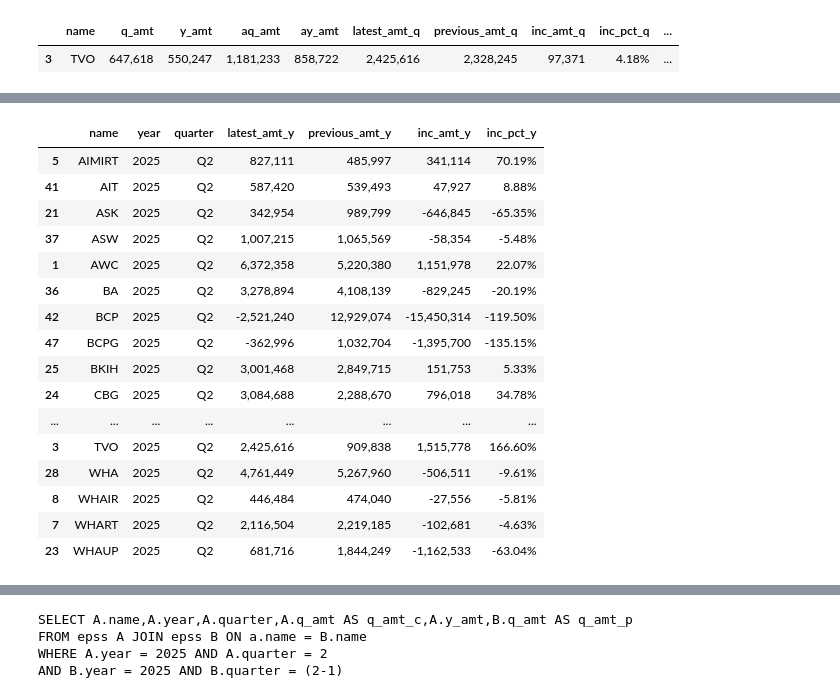
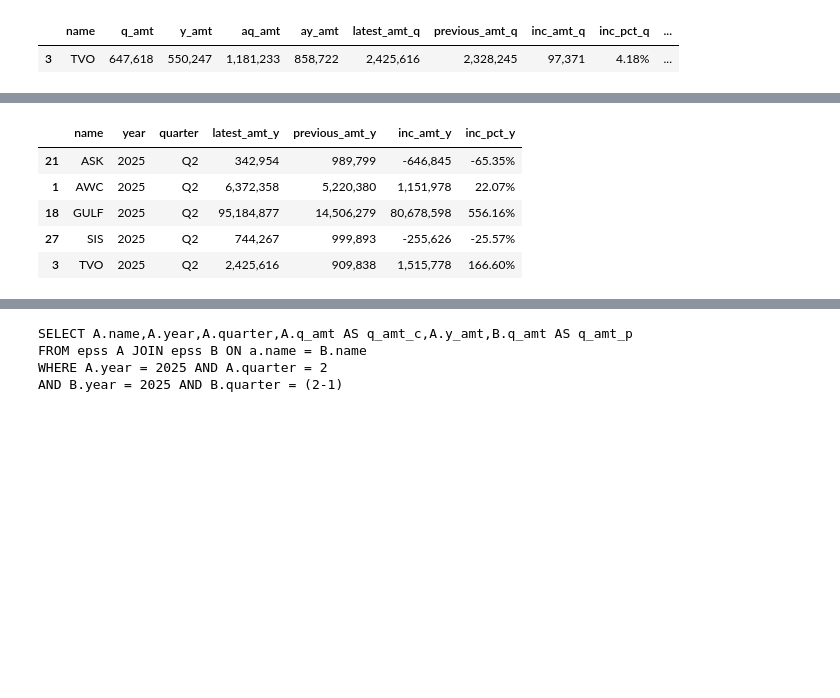
Before and after one commit to santimcs/A5, a Jupyter notebook: Quarterly/240-Create Profits Q2.ipynb, the cells around one changed output, grey strips where cells are left out. Cells and saved outputs as stored; diff of their text form; code cells hidden in the pictures; blank space fills up the shorter version.

```diff
--- a/Quarterly/240-Create Profits Q2.ipynb
+++ b/Quarterly/240-Create Profits Q2.ipynb
@@ -234,23 +223,12 @@ df_aggr.loc[criteria_1, cols].sort_values(by=["name"], ascending=True).style.for
 # %%
 criteria_2 = df_aggr.previous_amt_y >= 400_000
-df_aggr.loc[criteria_2, cols].sort_values(by=["name"], ascending=True).style.format(format_dict)
+df_aggr.loc[criteria_2, cols].sample(5).sort_values(by=["name"], ascending=True).style.format(format_dict)
 # %% [output]
 |  | name | year | quarter | latest_amt_y | previous_amt_y | inc_amt_y | inc_pct_y |
-| 5 | AIMIRT | 2025 | Q2 | 827,111 | 485,997 | 341,114 | 70.19% |
-| 41 | AIT | 2025 | Q2 | 587,420 | 539,493 | 47,927 | 8.88% |
 | 21 | ASK | 2025 | Q2 | 342,954 | 989,799 | -646,845 | -65.35% |
-| 37 | ASW | 2025 | Q2 | 1,007,215 | 1,065,569 | -58,354 | -5.48% |
 | 1 | AWC | 2025 | Q2 | 6,372,358 | 5,220,380 | 1,151,978 | 22.07% |
-| 36 | BA | 2025 | Q2 | 3,278,894 | 4,108,139 | -829,245 | -20.19% |
-| 42 | BCP | 2025 | Q2 | -2,521,240 | 12,929,074 | -15,450,314 | -119.50% |
-| 47 | BCPG | 2025 | Q2 | -362,996 | 1,032,704 | -1,395,700 | -135.15% |
-| 25 | BKIH | 2025 | Q2 | 3,001,468 | 2,849,715 | 151,753 | 5.33% |
-| 24 | CBG | 2025 | Q2 | 3,084,688 | 2,288,670 | 796,018 | 34.78% |
-| ... | ... | ... | ... | ... | ... | ... | ... |
+| 18 | GULF | 2025 | Q2 | 95,184,877 | 14,506,279 | 80,678,598 | 556.16% |
+| 27 | SIS | 2025 | Q2 | 744,267 | 999,893 | -255,626 | -25.57% |
 | 3 | TVO | 2025 | Q2 | 2,425,616 | 909,838 | 1,515,778 | 166.60% |
-| 28 | WHA | 2025 | Q2 | 4,761,449 | 5,267,960 | -506,511 | -9.61% |
-| 8 | WHAIR | 2025 | Q2 | 446,484 | 474,040 | -27,556 | -5.81% |
-| 7 | WHART | 2025 | Q2 | 2,116,504 | 2,219,185 | -102,681 | -4.63% |
-| 23 | WHAUP | 2025 | Q2 | 681,716 | 1,844,249 | -1,162,533 | -63.04% |
 # %%
 criteria_3 = df_aggr.inc_pct_y >= 10.00
```
Also changed, not shown: parts of 24 cells of this notebook.
